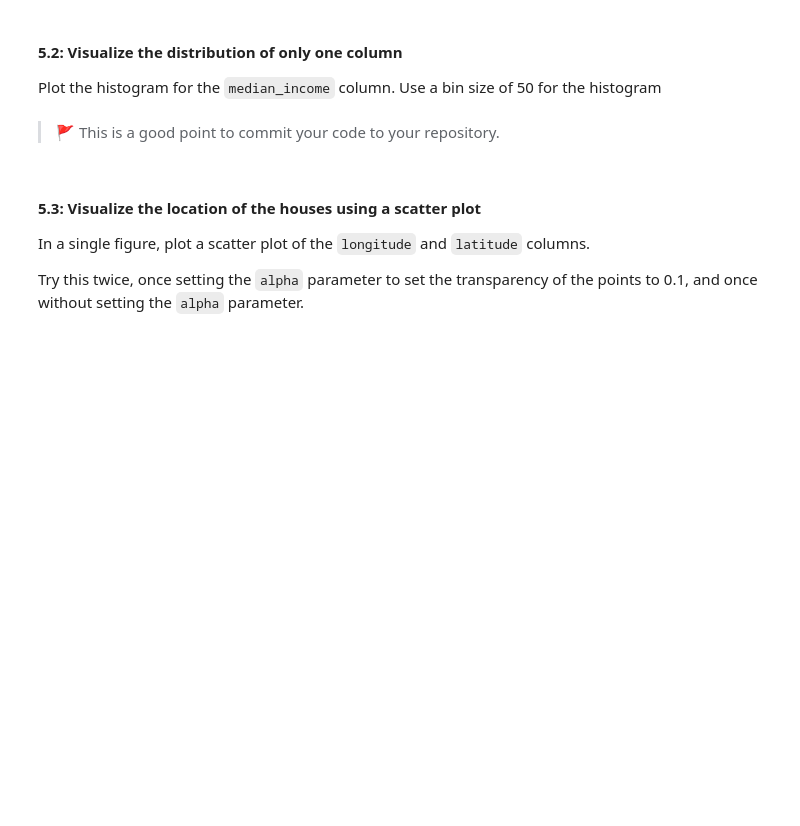
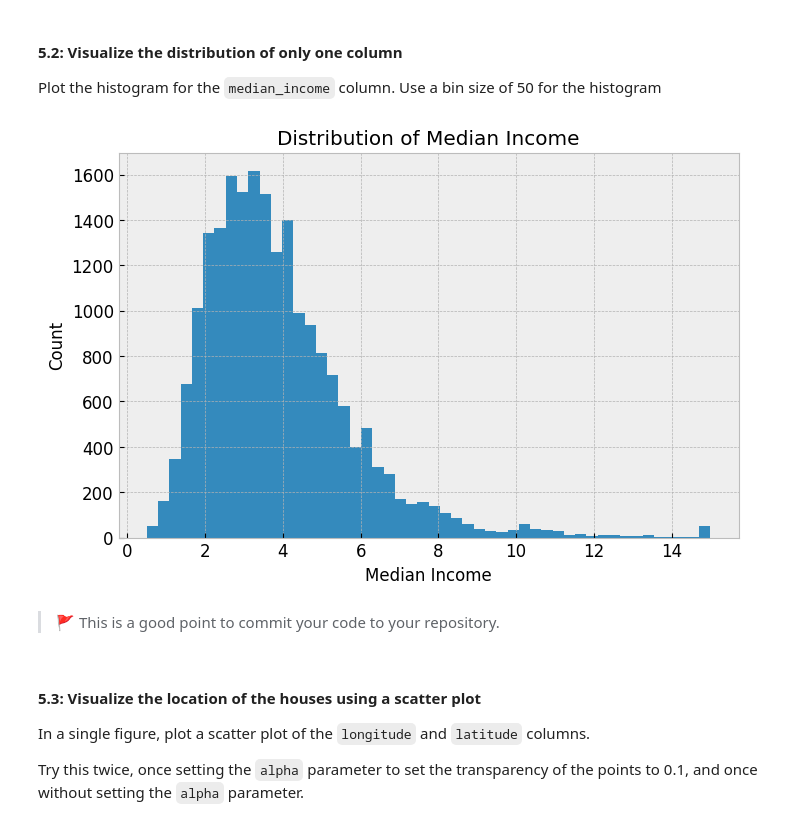
Before and after one commit to IT4063-Spring2025/eda-assignment-grandhvj, a Jupyter notebook: notebook.ipynb, the cells around one changed output. Cells and saved outputs as stored; diff of their text form; code cells hidden in the pictures; blank space fills up the shorter version.

```diff
--- a/notebook.ipynb
+++ b/notebook.ipynb
@@ -228,3 +232,12 @@ Plot the histogram for the `median_income` column. Use a bin size of 50 for the
+# %%
+# 💻 plot a histogram of only the median_income
+housing['median_income'].hist(bins=50, figsize=(8, 5))
+plt.xlabel('Median Income')
+plt.ylabel('Count')
+plt.title('Distribution of Median Income')
+plt.show()
+# %% [output]
+[figure, added]
 # %% [markdown]
 > 🚩 This is a good point to commit your code to your repository.
 # %% [markdown]
```
Also changed, not shown: parts of 6 cells of this notebook.
